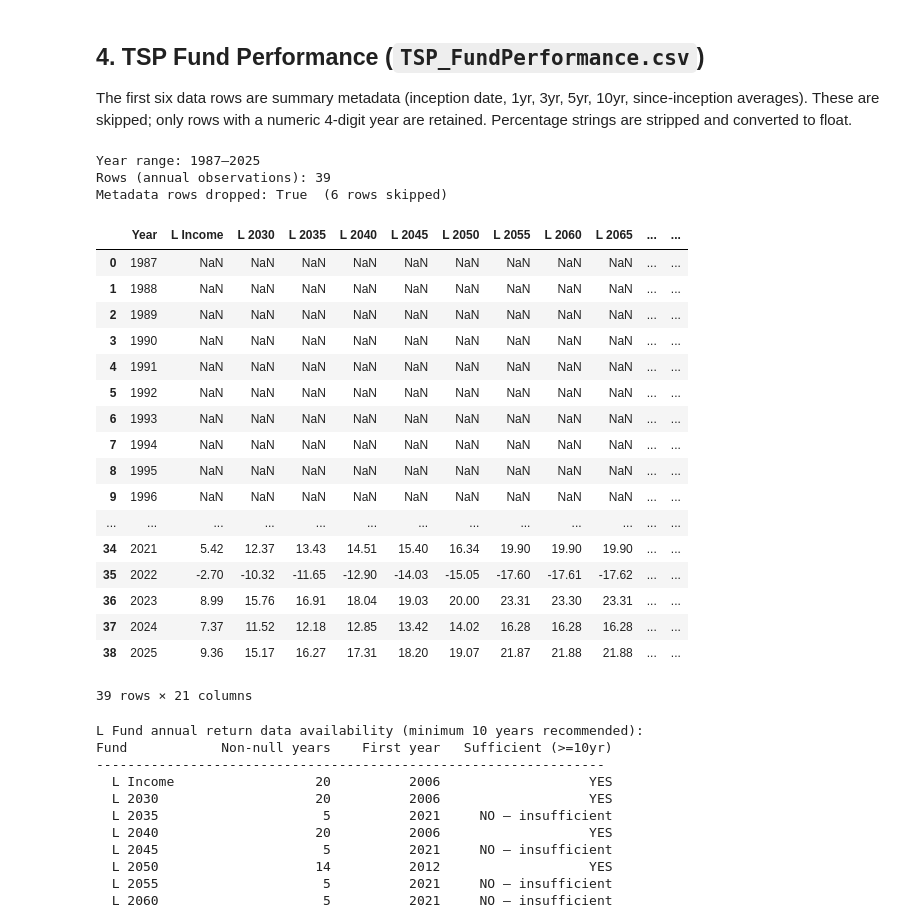
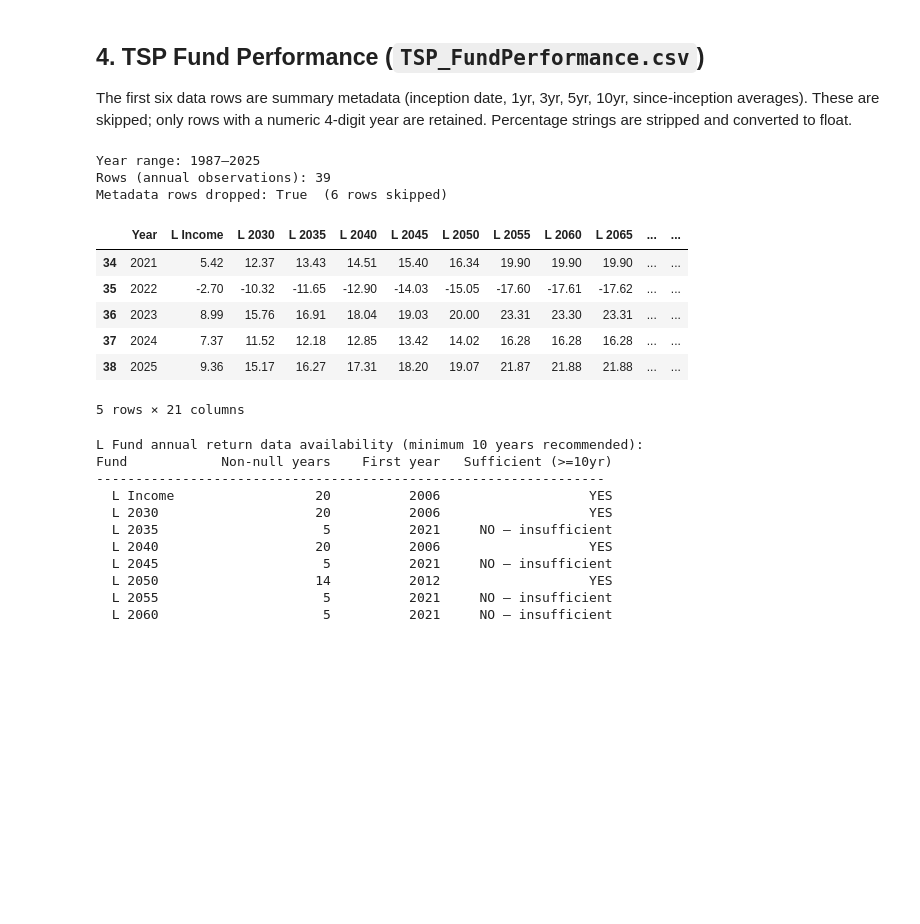
Before and after one commit to sgelety/military-retirement-monte-carlo, a Jupyter notebook: notebooks/01_data_prep.ipynb, the cells around one changed output. Drawn from its saved outputs; the diff is of its cells as text; code cells hidden in the pictures; blank space fills up the shorter version.

```diff
--- a/notebooks/01_data_prep.ipynb
+++ b/notebooks/01_data_prep.ipynb
@@ -181,52 +162,40 @@ Percentage strings are stripped and converted to float.
 # %%
 tsp_raw = pd.read_csv(RAW / "TSP_FundPerformance.csv")
 
 # Keep only rows where Year is a 4-digit integer
 year_mask = pd.to_numeric(tsp_raw["Year"], errors="coerce").notna()
 tsp = tsp_raw[year_mask].copy()
 tsp["Year"] = tsp["Year"].astype(int)
 
-# Convert percentage strings to floats
+# Convert percentage strings to floats ("nan" strings coerce to NaN)
 pct_cols = [c for c in tsp.columns if c != "Year"]
 for col in pct_cols:
-    tsp[col] = (
+    cleaned = (
         tsp[col]
         .astype(str)
         .str.replace("%", "", regex=False)
         .str.strip()
-        .replace("nan", np.nan)
     )
-    tsp[col] = pd.to_numeric(tsp[col], errors="coerce")
+    tsp[col] = pd.to_numeric(cleaned, errors="coerce")
 
 tsp = tsp.sort_values("Year").reset_index(drop=True)
 
 print(f"Year range: {tsp['Year'].min()}–{tsp['Year'].max()}")
 print(f"Rows (annual observations): {len(tsp)}")
 print(f"Metadata rows dropped: {year_mask.sum() != tsp_raw.shape[0]}  "
       f"({tsp_raw.shape[0] - year_mask.sum()} rows skipped)")
-tsp
+tsp.tail()
 # %% [output]
 Year range: 1987–2025
 Rows (annual observations): 39
 Metadata rows dropped: True  (6 rows skipped)
 |  | Year | L Income | L 2030 | L 2035 | L 2040 | L 2045 | L 2050 | L 2055 | L 2060 | L 2065 | ... | ... |
-| 0 | 1987 | NaN | NaN | NaN | NaN | NaN | NaN | NaN | NaN | NaN | ... | ... |
-| 1 | 1988 | NaN | NaN | NaN | NaN | NaN | NaN | NaN | NaN | NaN | ... | ... |
-| 2 | 1989 | NaN | NaN | NaN | NaN | NaN | NaN | NaN | NaN | NaN | ... | ... |
-| 3 | 1990 | NaN | NaN | NaN | NaN | NaN | NaN | NaN | NaN | NaN | ... | ... |
-| 4 | 1991 | NaN | NaN | NaN | NaN | NaN | NaN | NaN | NaN | NaN | ... | ... |
-| 5 | 1992 | NaN | NaN | NaN | NaN | NaN | NaN | NaN | NaN | NaN | ... | ... |
-| 6 | 1993 | NaN | NaN | NaN | NaN | NaN | NaN | NaN | NaN | NaN | ... | ... |
-| 7 | 1994 | NaN | NaN | NaN | NaN | NaN | NaN | NaN | NaN | NaN | ... | ... |
-| 8 | 1995 | NaN | NaN | NaN | NaN | NaN | NaN | NaN | NaN | NaN | ... | ... |
-| 9 | 1996 | NaN | NaN | NaN | NaN | NaN | NaN | NaN | NaN | NaN | ... | ... |
-| ... | ... | ... | ... | ... | ... | ... | ... | ... | ... | ... | ... | ... |
 | 34 | 2021 | 5.42 | 12.37 | 13.43 | 14.51 | 15.40 | 16.34 | 19.90 | 19.90 | 19.90 | ... | ... |
 | 35 | 2022 | -2.70 | -10.32 | -11.65 | -12.90 | -14.03 | -15.05 | -17.60 | -17.61 | -17.62 | ... | ... |
 | 36 | 2023 | 8.99 | 15.76 | 16.91 | 18.04 | 19.03 | 20.00 | 23.31 | 23.30 | 23.31 | ... | ... |
 | 37 | 2024 | 7.37 | 11.52 | 12.18 | 12.85 | 13.42 | 14.02 | 16.28 | 16.28 | 16.28 | ... | ... |
 | 38 | 2025 | 9.36 | 15.17 | 16.27 | 17.31 | 18.20 | 19.07 | 21.87 | 21.88 | 21.88 | ... | ... |
-39 rows × 21 columns
+5 rows × 21 columns
 # %%
 # L Fund data coverage — determines which funds to use in the glide path model
 l_funds = [c for c in tsp.columns if c.startswith("L")]
```
Also changed, not shown: parts of 6 cells of this notebook, 5 other files.
